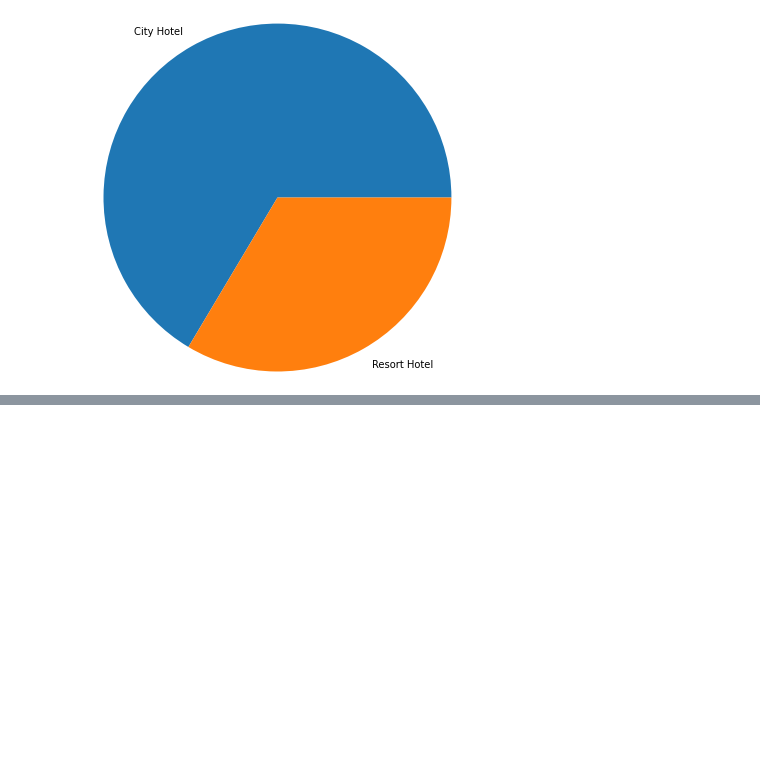
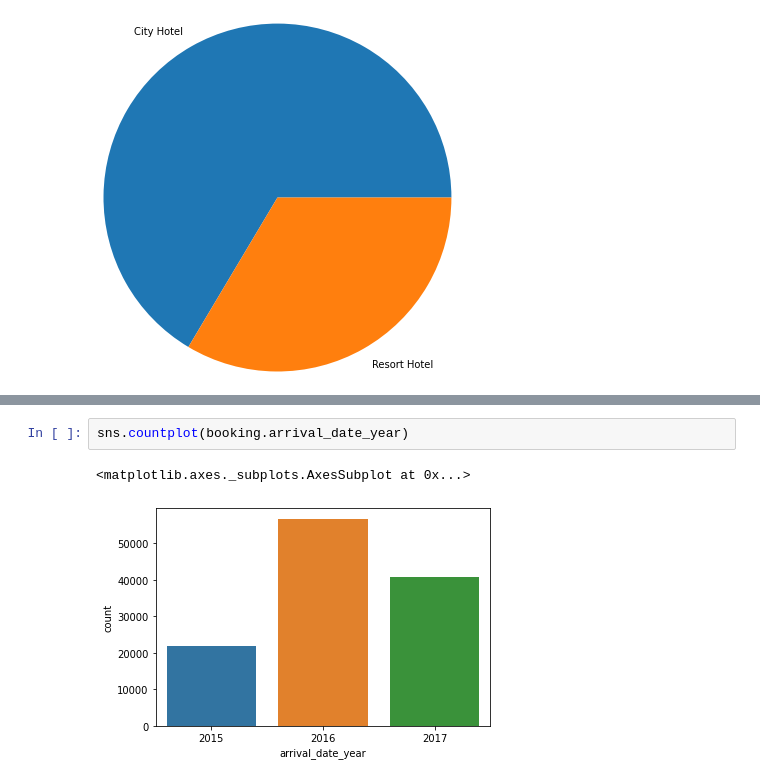
Before and after one commit to ChinmayRojatkar/EDA-Capstone-Hotel-Booking-Analysis, a Jupyter notebook: Hotel_Booking_Analysis_Capstone_Project.ipynb, the cells around one changed output, grey strips where cells are left out. Drawn from its saved outputs; the diff is of its cells as text; blank space fills up the shorter version.

```diff
--- a/Hotel_Booking_Analysis_Capstone_Project.ipynb
+++ b/Hotel_Booking_Analysis_Capstone_Project.ipynb
@@ -148,0 +156,5 @@ plt.pie(booking_hotel, labels = booking_hotel.index,radius=2);
+# %%
+sns.countplot(booking.arrival_date_year)
+# %% [output]
+<matplotlib.axes._subplots.AxesSubplot at 0x...>
+[figure, added]
```
Also changed, not shown: parts of 1 cell of this notebook.
